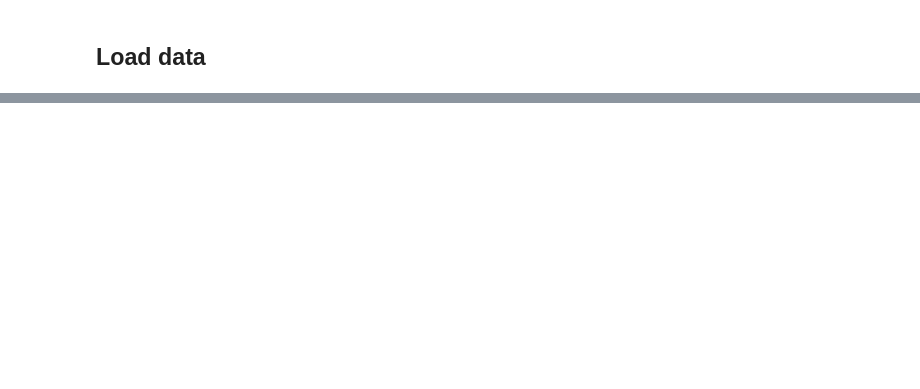
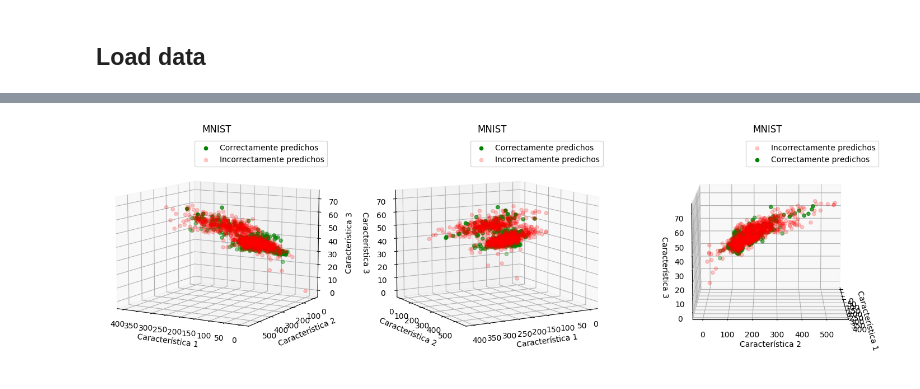
Before and after one commit to uumaaa/Practica-7, a Jupyter notebook: main.ipynb, the cells around one changed output, grey strips where cells are left out. Cells and saved outputs as stored; diff of their text form; code cells hidden in the pictures; blank space fills up the shorter version.

```diff
--- a/main.ipynb
+++ b/main.ipynb
@@ -345,0 +297,51 @@ Iteraciones realizadas: 50
+# %%
+# Crear la figura y el espacio 3D
+fig = plt.figure(figsize=(18,6))
+ax = fig.add_subplot(131, projection='3d')
+resultados = ["Correctamente predichos","Incorrectamente predichos"]
+a = [_ for _ in range(len(X_test)) if y_test[_] == predictions[_]]
+class_points = X_test[a]
+ax.scatter(class_points[:, 0], class_points[:, 1], class_points[:, 12], color='g', label=resultados[0])
+a = [_ for _ in range(len(X_test)) if y_test[_] != predictions[_]]
+class_points = X_test[a]
+ax.scatter(class_points[:, 0], class_points[:, 1], class_points[:, 12], color='r', label=resultados[1],alpha=0.2)
+# Configuración del gráfico
+ax.set_xlabel('Característica 1')
+ax.set_ylabel('Característica 2')
+ax.set_zlabel('Característica 3')
+ax.legend()
+plt.title('MNIST')
+ax.view_init(elev=10, azim=120)
+ax = fig.add_subplot(132, projection='3d')
+a = [_ for _ in range(len(X_test)) if y_test[_] == predictions[_]]
+class_points = X_test[a]
+ax.scatter(class_points[:, 0], class_points[:, 1], class_points[:, 12], color='g', label=resultados[0])
+a = [_ for _ in range(len(X_test)) if y_test[_] != predictions[_]]
+class_points = X_test[a]
+ax.scatter(class_points[:, 0], class_points[:, 1], class_points[:, 12], color='r', label=resultados[1],alpha=0.2)
+# Configuración del gráfico
+ax.set_xlabel('Característica 1')
+ax.set_ylabel('Característica 2')
+ax.set_zlabel('Característica 3')
+ax.legend()
+plt.title('MNIST')
+ax.view_init(elev=10, azim=60)
+ax = fig.add_subplot(133, projection='3d')
+a = [_ for _ in range(len(X_test)) if y_test[_] != predictions[_]]
+class_points = X_test[a]
+ax.scatter(class_points[:, 0], class_points[:, 1], class_points[:, 12], color='r', label=resultados[1],alpha=0.2)
+a = [_ for _ in range(len(X_test)) if y_test[_] == predictions[_]]
+class_points = X_test[a]
+ax.scatter(class_points[:, 0], class_points[:, 1], class_points[:, 12], color='g', label=resultados[0])
+
+# Configuración del gráfico
+ax.set_xlabel('Característica 1')
+ax.set_ylabel('Característica 2')
+ax.set_zlabel('Característica 3')
+ax.legend()
+plt.title('MNIST')
+ax.view_init(elev=10, azim=0)
+# Mostrar el gráfico
+plt.show()
+# %% [output]
+[figure, added]
```
Also changed, not shown: parts of 12 cells of this notebook, 1 other file.
